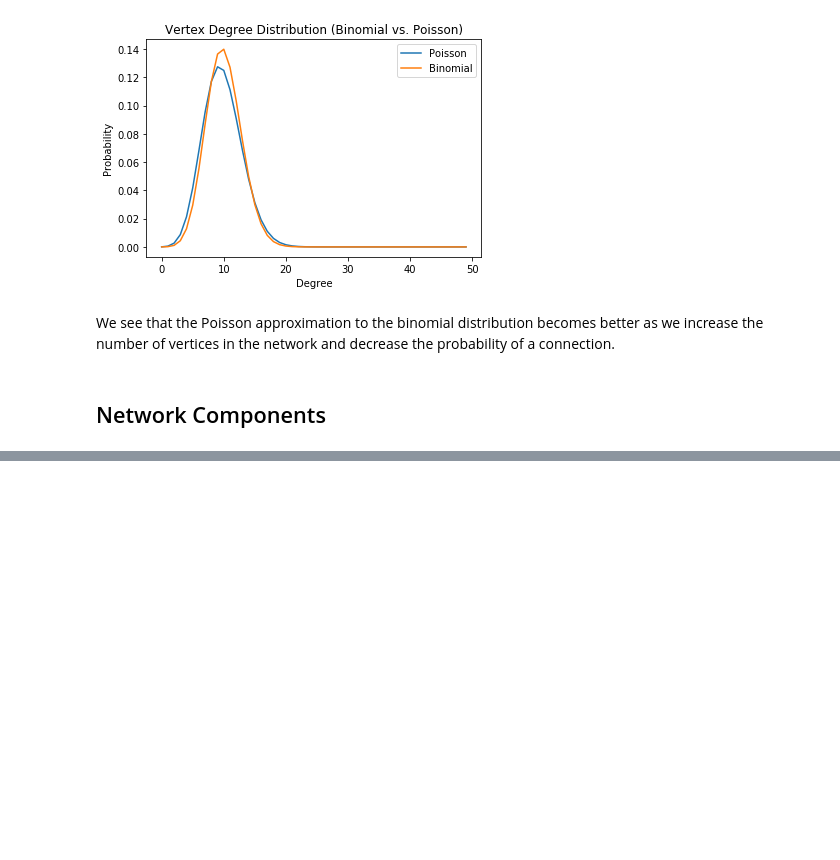
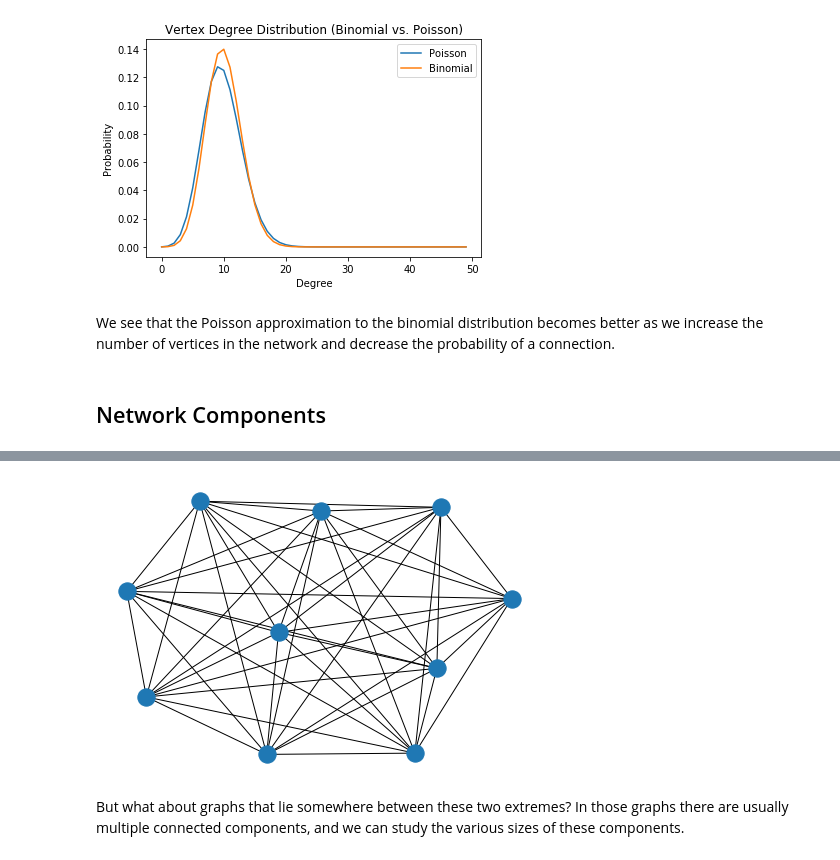
Before and after one commit to bzelditch/DataScience, a Jupyter notebook: ComplexNetworks/Complex Networks.ipynb, the cells around one changed output, grey strips where cells are left out. Cells and saved outputs as stored; diff of their text form; code cells hidden in the pictures; blank space fills up the shorter version.

```diff
--- a/ComplexNetworks/Complex Networks.ipynb
+++ b/ComplexNetworks/Complex Networks.ipynb
@@ -104,0 +115,6 @@ We see that the Poisson approximation to the binomial distribution becomes bette
+# %%
+visualize_gnp(10, 1)
+# %% [output]
+[figure, added]
+# %% [markdown]
+But what about graphs that lie somewhere between these two extremes? In those graphs there are usually multiple connected components, and we can study the various sizes of these components.
```
Also changed, not shown: parts of 7 cells of this notebook.
